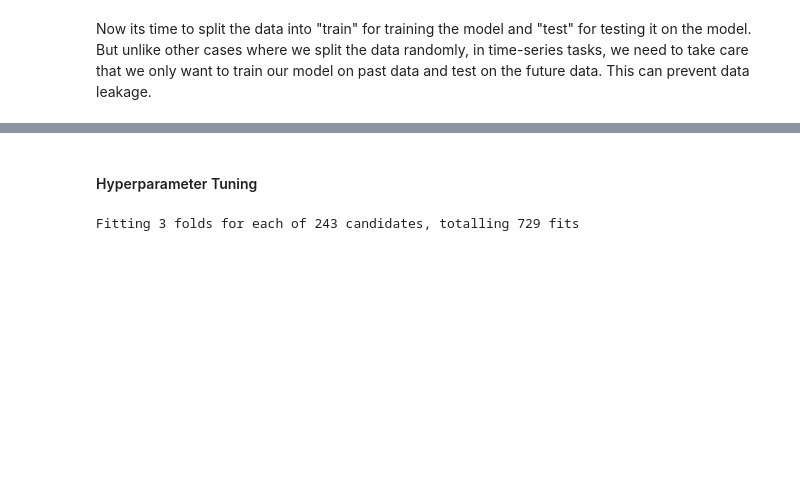
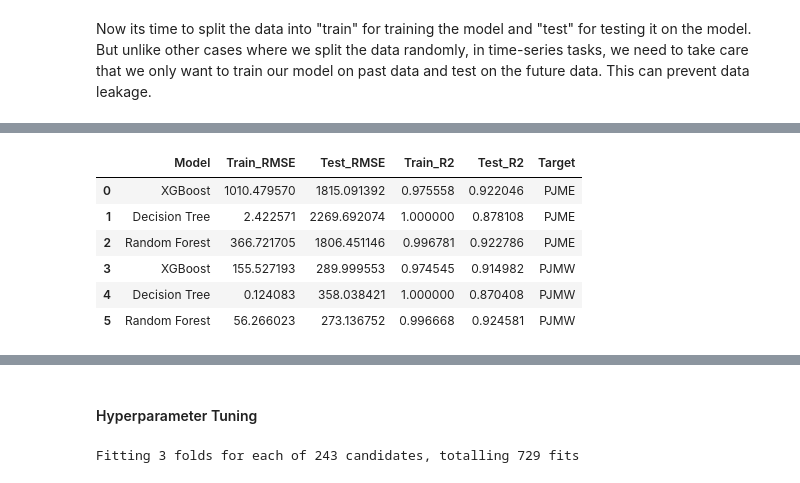
Before and after one commit to Himanshu-2678/Energy-Consumption-Forecasting, a Jupyter notebook: notebooks/4-model_building.ipynb, the cells around one changed output, grey strips where cells are left out. Saved outputs shown, nothing was run; the diff lists cells and outputs as text; code cells hidden in the pictures; blank space fills up the shorter version.

```diff
--- a/notebooks/4-model_building.ipynb
+++ b/notebooks/4-model_building.ipynb
@@ -92,6 +40,8 @@ df_final.head()
 | 2002-04-01 05:00:00 | 21334.0 | 4436.0 | 5 | 0 | 2 | 4 | 2002 | 91 | 1 | 14 | ... |
 # %% [markdown]
 Now its time to split the data into "train" for training the model and "test" for testing it on the model. But unlike other cases where we split the data randomly, in time-series tasks, we need to take care that we only want to train our model on past data and test on the future data. This can prevent data leakage.
+# %%
+df_final.drop(["PJME_PJMW_avg_Consumption"], axis=1, inplace=True)
 # %%
 ## splitting the data into train and test
 test_size = 0.8
@@ -168,7 +88,7 @@ test_size = 0.8
 split_range = int(test_size * len(df_final))
 
 # Define batch size
-batch_size = 10000  # Adjust batch size to reduce memory consumption
+# batch_size = 10000  # Adjust batch size to reduce memory consumption
 
 # Iterate through the data dictionary (PJME, PJMW, Average)
 for target_name, data in data_dict.items():
@@ -183,59 +103,26 @@ for target_name, data in data_dict.items():
 
     # Iterate through the models
     for model_name, model in models.items():
-        if model_name == "SARIMA":
-            # SARIMA model in chunks (batch processing)
-            # Train the model on smaller chunks of data
-            sarima_model = SARIMAX(y_train,
-                                   order=(1, 1, 1),  # p, d, q values
-                                   seasonal_order=(1, 1, 1, 12),  # P, D, Q, S for daily seasonality
-                                   enforce_stationarity=False,
-                                   enforce_invertibility=False)
+        # For other models (XGBoost, Random Forest, etc.)
+        model.fit(X_train, y_train)
 
-            sarima_fitted = sarima_model.fit(disp=False)
+        # Predict on the training and test sets
+        y_train_pred = model.predict(X_train)
+        y_test_pred = model.predict(X_test)
 
-            ## predictions on the test set
-            predictions_sarima = sarima_fitted.predict(start=len(y_train), end=len(y_train) + len(y_test) - 1, dynamic=False)
+        # Evaluating the model
+        train_metrices = evaluate_model(y_train, y_train_pred)
+        test_metrices = evaluate_model(y_test, y_test_pred)
 
-            # ensuring the predictions length matches the test set length
-            assert len(predictions_sarima) == len(y_test), f"Predictions length ({len(predictions_sarima)}) does not match y_test length ({len(y_test)})"
-
-            # Evaluate the performance of the SARIMA model
-            # Here, we don't slice predictions_sarima for training set since it's only used for the test set
-            train_metrices_sarima = evaluate_model(y_train, sarima_fitted.fittedvalues)  # Use the fitted values for training data
-            test_metrices_sarima = evaluate_model(y_test, predictions_sarima)  # Compare predictions to actual test data
-
-            # Store results for SARIMA
-            result_target.append({
-                'Model': model_name,
-                'Train_RMSE': train_metrices_sarima[2],
-                'Test_RMSE': test_metrices_sarima[2],
-                'Train_R2': train_metrices_sarima[3],
-                'Test_R2': test_metrices_sarima[3],
-                'Target': target_name
-            })
-
-        else:
-            # For other models (XGBoost, Random Forest, etc.)
-            model.fit(X_train, y_train)
-
-            # Predict on the training and test sets
-            y_train_pred = model.predict(X_train)
-            y_test_pred = model.predict(X_test)
-
-            # Evaluating the model
-            train_metrices = evaluate_model(y_train, y_train_pred)
-            test_metrices = evaluate_model(y_test, y_test_pred)
-
-            # Store results for other models
-            result_target.append({
-                'Model': model_name,
-                'Train_RMSE': train_metrices[2],
-                'Test_RMSE': test_metrices[2],
-                'Train_R2': train_metrices[3],
-                'Test_R2': test_metrices[3],
-                'Target': target_name
-            })
+        # Store results for other models
+        result_target.append({
+            'Model': model_name,
+            'Train_RMSE': train_metrices[2],
+            'Test_RMSE': test_metrices[2],
+            'Train_R2': train_metrices[3],
+            'Test_R2': test_metrices[3],
+            'Target': target_name
+        })
 
     # Append target results to the overall results list
     results.extend(result_target)
@@ -244,5 +131,5 @@ for target_name, data in data_dict.items():
 results_df = pd.DataFrame(results)
 
 # Display the final results DataFrame
-print(results_df)
+results_df
 # %% [output]
@@ -262 +136,8 @@ print(results_df)
+|  | Model | Train_RMSE | Test_RMSE | Train_R2 | Test_R2 | Target |
+| 0 | XGBoost | 1010.479570 | 1815.091392 | 0.975558 | 0.922046 | PJME |
+| 1 | Decision Tree | 2.422571 | 2269.692074 | 1.000000 | 0.878108 | PJME |
+| 2 | Random Forest | 366.721705 | 1806.451146 | 0.996781 | 0.922786 | PJME |
+| 3 | XGBoost | 155.527193 | 289.999553 | 0.974545 | 0.914982 | PJMW |
+| 4 | Decision Tree | 0.124083 | 358.038421 | 1.000000 | 0.870408 | PJMW |
+| 5 | Random Forest | 56.266023 | 273.136752 | 0.996668 | 0.924581 | PJMW |
 # %% [markdown]
```
Also changed, not shown: parts of 18 cells of this notebook, 10 other files.
